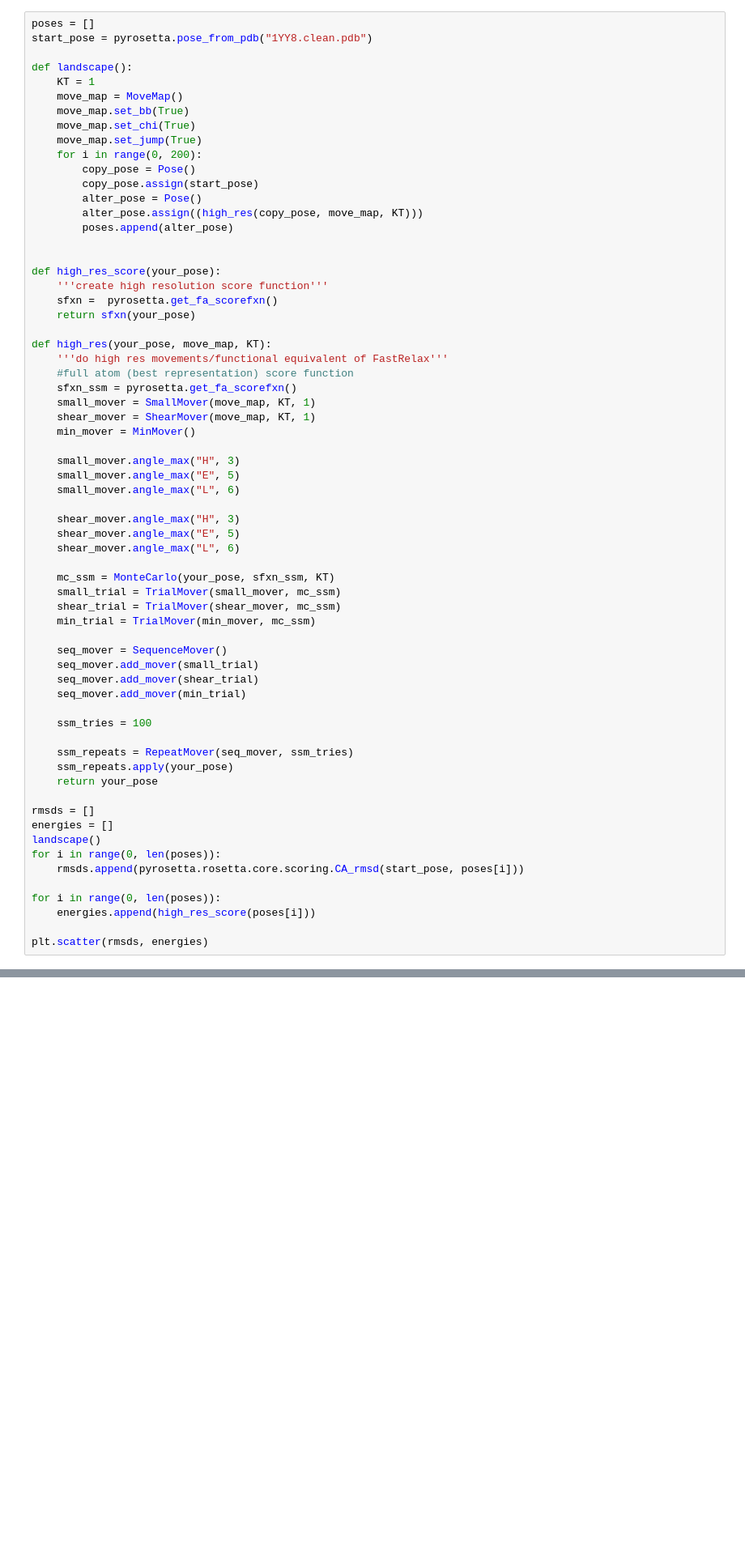
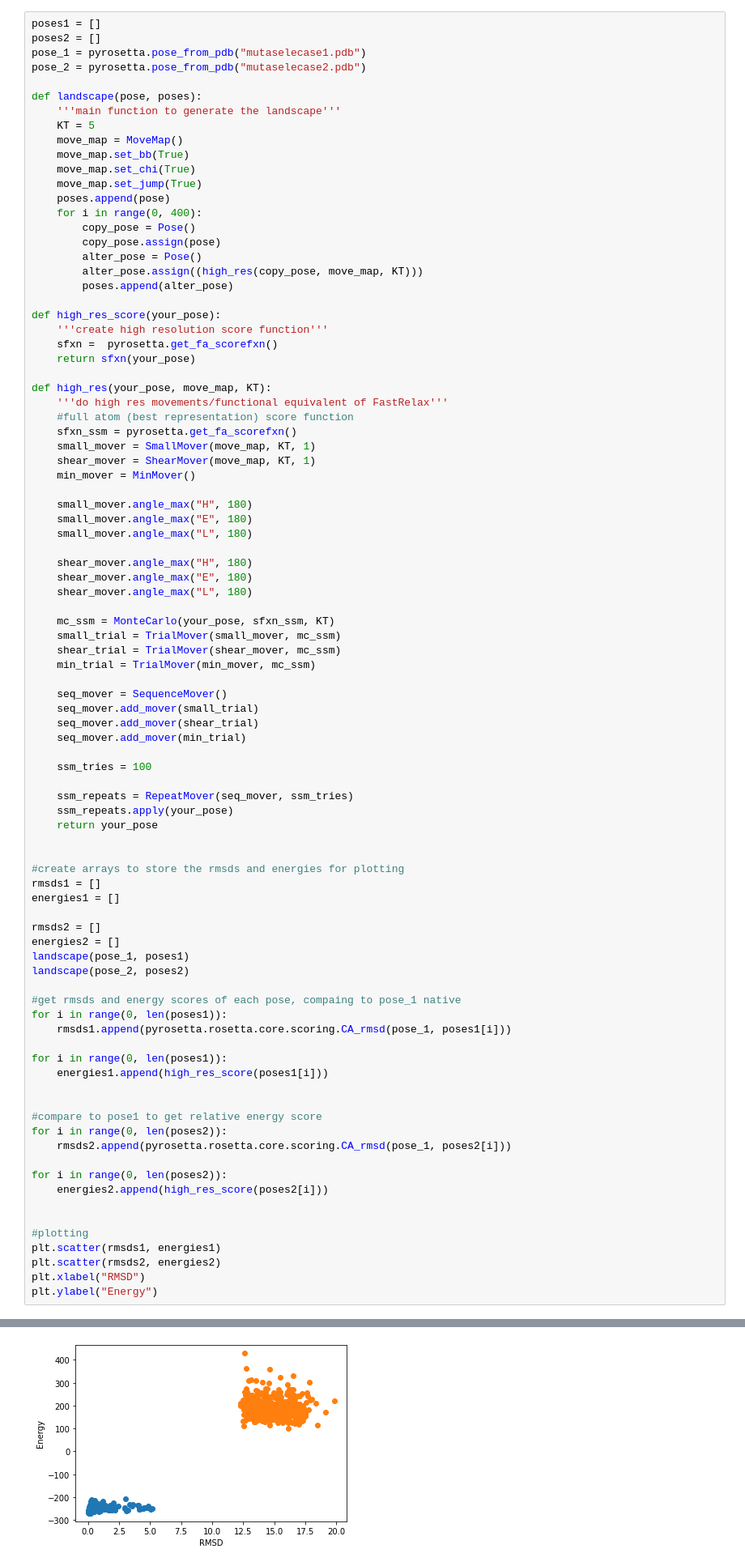
Before and after one commit to iGotsIt/MetamorphicProteinDesign, a Jupyter notebook: energy_landscape.ipynb, the cells around one changed output, grey strips where cells are left out. Shown: that part at 81% size. Drawn from its saved outputs; the diff is of its cells as text; blank space fills up the shorter version.

Commit message:
new code for design
added single site mutation screen, design code, edited energy_landscape.ipynb

```diff
--- a/energy_landscape.ipynb
+++ b/energy_landscape.ipynb
@@ -42,22 +42,25 @@ INFO:rosetta:basic.random.init_random_generator: RandomGenerator:init: Normal mo
 PyRosetta-4 2022 [Rosetta PyRosetta4.Release.python38.ubuntu 2022.05+release.b3365a12916d9c125d41cdee36639019f73be202 2022-02-03T16:09:08] retrieved from: http://www.pyrosetta.org
 (C) Copyright Rosetta Commons Member Institutions. Created in JHU by Sergey Lyskov and PyRosetta Team.
 # %%
-poses = []
-start_pose = pyrosetta.pose_from_pdb("1YY8.clean.pdb")
+poses1 = []
+poses2 = []
+pose_1 = pyrosetta.pose_from_pdb("mutaselecase1.pdb")
+pose_2 = pyrosetta.pose_from_pdb("mutaselecase2.pdb")
 
-def landscape():
-    KT = 1
+def landscape(pose, poses):
+    '''main function to generate the landscape'''
+    KT = 5
     move_map = MoveMap()
     move_map.set_bb(True)
     move_map.set_chi(True)
     move_map.set_jump(True)
-    for i in range(0, 200):
+    poses.append(pose)
+    for i in range(0, 400):
         copy_pose = Pose()
-        copy_pose.assign(start_pose)
+        copy_pose.assign(pose)
         alter_pose = Pose()
         alter_pose.assign((high_res(copy_pose, move_map, KT)))
         poses.append(alter_pose)
-
 
 def high_res_score(your_pose):
     '''create high resolution score function'''
@@ -72,13 +75,13 @@ def high_res(your_pose, move_map, KT):
     shear_mover = ShearMover(move_map, KT, 1)
     min_mover = MinMover()
 
-    small_mover.angle_max("H", 3)
-    small_mover.angle_max("E", 5)
-    small_mover.angle_max("L", 6)
+    small_mover.angle_max("H", 180)
+    small_mover.angle_max("E", 180)
+    small_mover.angle_max("L", 180)
 
-    shear_mover.angle_max("H", 3)
-    shear_mover.angle_max("E", 5)
-    shear_mover.angle_max("L", 6)
+    shear_mover.angle_max("H", 180)
+    shear_mover.angle_max("E", 180)
+    shear_mover.angle_max("L", 180)
 
     mc_ssm = MonteCarlo(your_pose, sfxn_ssm, KT)
     small_trial = TrialMover(small_mover, mc_ssm)
@@ -96,14 +99,35 @@ def high_res(your_pose, move_map, KT):
     ssm_repeats.apply(your_pose)
     return your_pose
 
-rmsds = []
-energies = []
-landscape()
-for i in range(0, len(poses)):
-    rmsds.append(pyrosetta.rosetta.core.scoring.CA_rmsd(start_pose, poses[i]))
 
-for i in range(0, len(poses)):
-    energies.append(high_res_score(poses[i]))
+#create arrays to store the rmsds and energies for plotting
+rmsds1 = []
+energies1 = []
 
-plt.scatter(rmsds, energies)
+rmsds2 = []
+energies2 = []
+landscape(pose_1, poses1)
+landscape(pose_2, poses2)
+
+#get rmsds and energy scores of each pose, compaing to pose_1 native
+for i in range(0, len(poses1)):
+    rmsds1.append(pyrosetta.rosetta.core.scoring.CA_rmsd(pose_1, poses1[i]))
+
+for i in range(0, len(poses1)):
+    energies1.append(high_res_score(poses1[i]))
+
+
+#compare to pose1 to get relative energy score
+for i in range(0, len(poses2)):
+    rmsds2.append(pyrosetta.rosetta.core.scoring.CA_rmsd(pose_1, poses2[i]))
+
+for i in range(0, len(poses2)):
+    energies2.append(high_res_score(poses2[i]))
+
+
+#plotting
+plt.scatter(rmsds1, energies1)
+plt.scatter(rmsds2, energies2)
+plt.xlabel("RMSD")
+plt.ylabel("Energy")
 # %% [output]
@@ -126,0 +152 @@ INFO:rosetta:core.scoring.ScoreFunctionFactory: SCOREFUNCTION: ref2015
+[figure, added]
```
Also changed, not shown: parts of 3 cells of this notebook, 2 other files.
